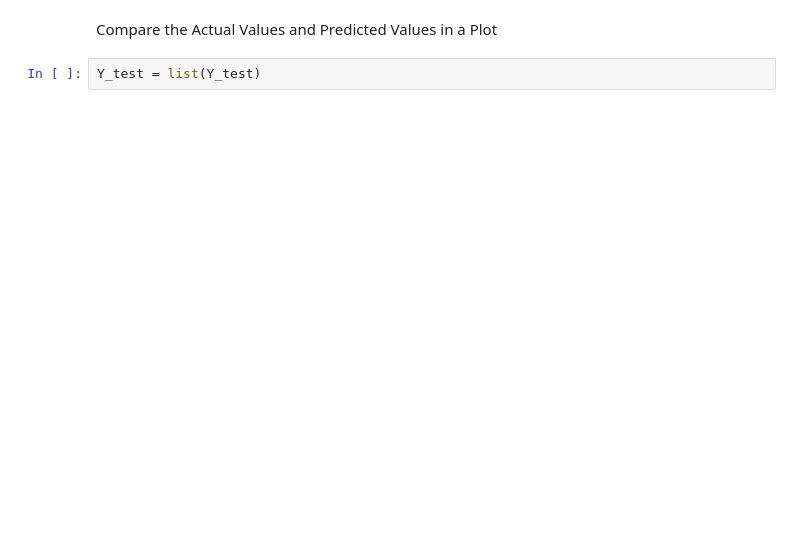
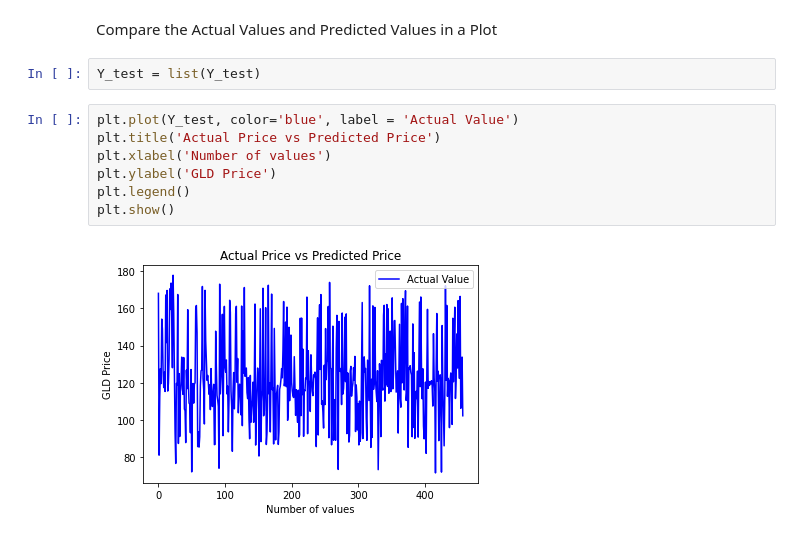
Before and after one commit to PranavShekhar30/Gold-Price-Prediction, a Jupyter notebook: Gold_Price_Prediction.ipynb, the cells around one changed output. Drawn from its saved outputs; the diff is of its cells as text; blank space fills up the shorter version.

```diff
--- a/Gold_Price_Prediction.ipynb
+++ b/Gold_Price_Prediction.ipynb
@@ -202,3 +202,12 @@ R squared error :  0.9887338861925125
 Compare the Actual Values and Predicted Values in a Plot
 # %%
 Y_test = list(Y_test)
+# %%
+plt.plot(Y_test, color='blue', label = 'Actual Value')
+plt.title('Actual Price vs Predicted Price')
+plt.xlabel('Number of values')
+plt.ylabel('GLD Price')
+plt.legend()
+plt.show()
+# %% [output]
+[figure, added]
```
Also changed, not shown: parts of 4 cells of this notebook.
